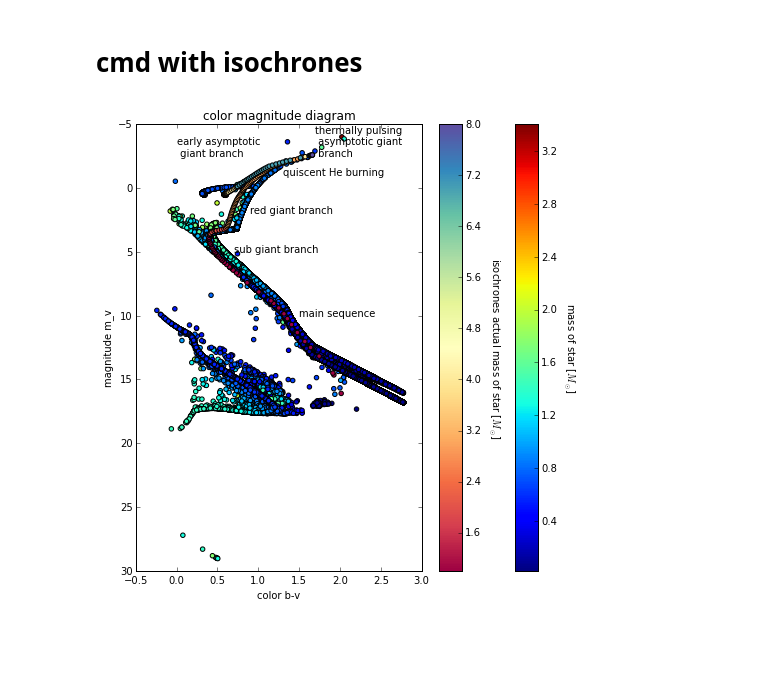
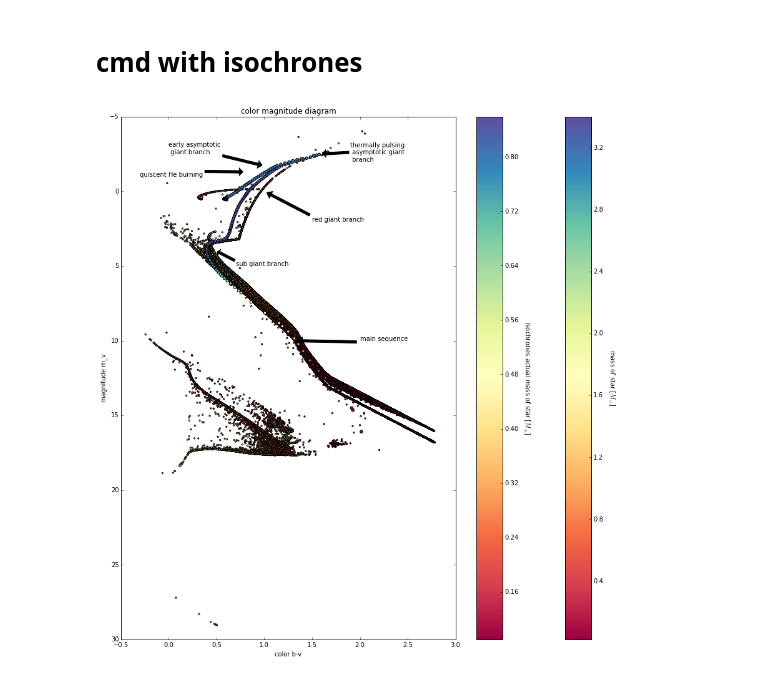
Before and after one commit to sophialilleengen/GC_actions, a Jupyter notebook: color magnitude diagram.ipynb, the cells around one changed output. Cells and saved outputs as stored; diff of their text form; code cells hidden in the pictures; blank space fills up the shorter version.

```diff
--- a/color magnitude diagram.ipynb
+++ b/color magnitude diagram.ipynb
@@ -70,27 +70,28 @@ m_ini,m_act,mb_is,mv_is,es=np.loadtxt('/home/milanov/Bachelorarbeit/isochrones_1
 mbmv_is=mb_is-mv_is
 # %%
 #color magnitude diagram for the binary stellar system
-fig = plt.figure(figsize=(8,8))
+fig = plt.figure(figsize=(15,15))
 ax = fig.add_subplot(111)
 
-cax=ax.scatter(mbmv[1:],mv[1:],c=mass[1:])
-cax_is=ax.scatter(mbmv_is,mv_is,c=es,cmap='Spectral')
+cax=ax.scatter(mbmv[1:],mv[1:],c=mass[1:],marker='.',cmap="Spectral")
+cax_is=ax.scatter(mbmv_is,mv_is,c=m_act,cmap='Spectral')
 cbar = fig.colorbar(cax)
 cbar.ax.get_yaxis().labelpad = 20
 cbar.set_label('mass of star [$M_\odot$]', rotation=270)
 cbar_is=fig.colorbar(cax_is)
 cbar_is.ax.get_yaxis().labelpad = 20
 cbar_is.set_label('isochrones actual mass of star [$M_\odot$]', rotation=270)
-ax.text(1.5,10,'main sequence')
-ax.text(0.7,5,'sub giant branch')
-ax.text(0.9,2.0,'red giant branch')
-ax.text(1.3,-1.0,'quiscent He burning')
-ax.text(0.0,-2.5,'early asymptotic \n giant branch')
-ax.text(1.7,-2.5,'thermally pulsing \n asymptotic giant \n branch')
+
+ax.annotate('main sequence',xy=(1.3,10),xytext=(2.,10),arrowprops=dict(facecolor='black', shrink=0.05))
+ax.annotate('sub giant branch',xy=(0.5,4),xytext=(0.7,5),arrowprops=dict(facecolor='black', shrink=0.05))
+ax.annotate('red giant branch',xy=(1.0,0.0),xytext=(1.5,2.0),arrowprops=dict(facecolor='black', shrink=0.05))
+ax.annotate('quiscent He burning',xy=(0.8,-1.3),xytext=(-0.3,-1.0),arrowprops=dict(facecolor='black', shrink=0.05))
+ax.annotate('early asymptotic \n giant branch',xy=(1.0,-1.7),xytext=(0.0,-2.5),arrowprops=dict(facecolor='black', shrink=0.05))
+ax.annotate('thermally pulsing \n asymptotic giant \n branch',xy=(1.6,-2.5),xytext=(1.9,-2.0),arrowprops=dict(facecolor='black', shrink=0.05))
 ax.set_xlabel('color b-v')
 ax.set_ylabel('magnitude m_v')
 ax.set_ylim(30,-5)
 ax.set_title('color magnitude diagram')
 plt.savefig('Plots/color_magnitude_diagram_with_iscochrones')
 # %% [output]
-[figure, old version]
+[figure, new version]
```
Also changed, not shown: parts of 2 cells of this notebook.
